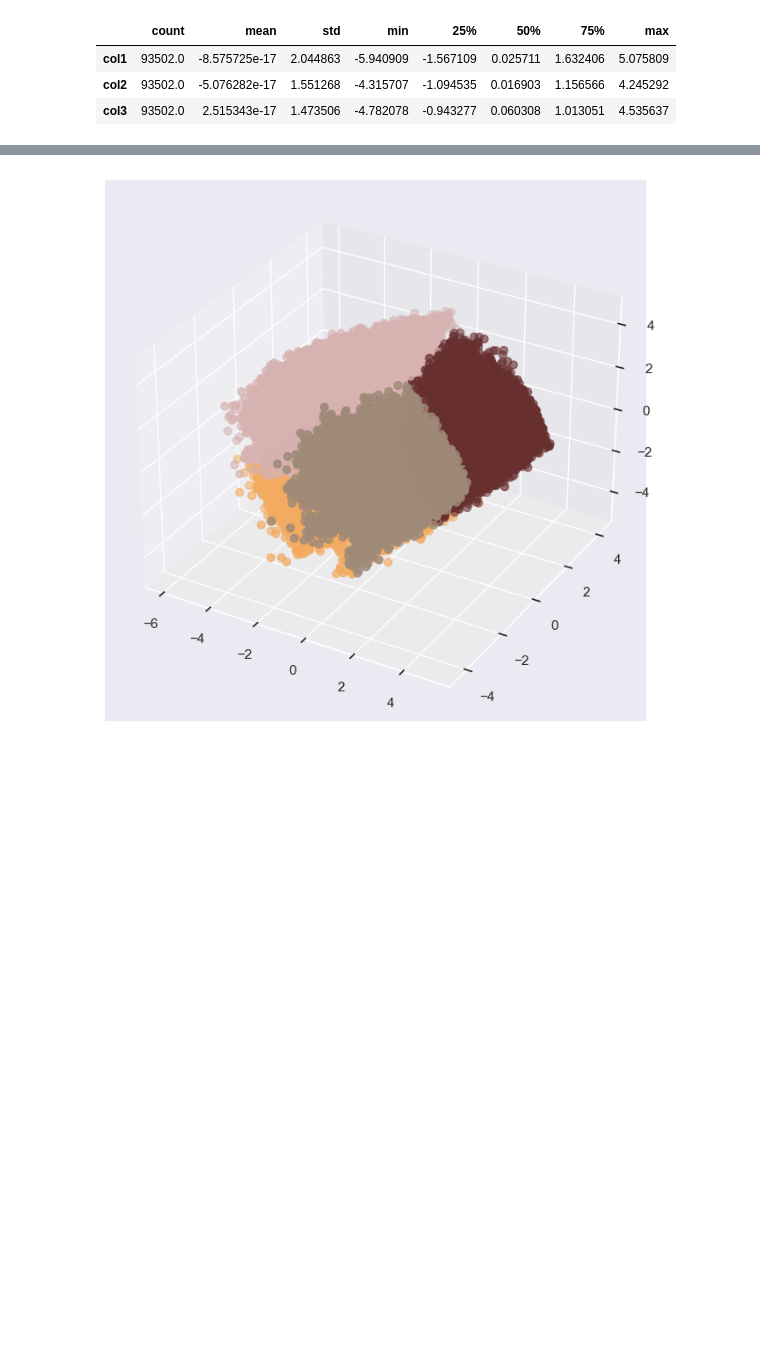
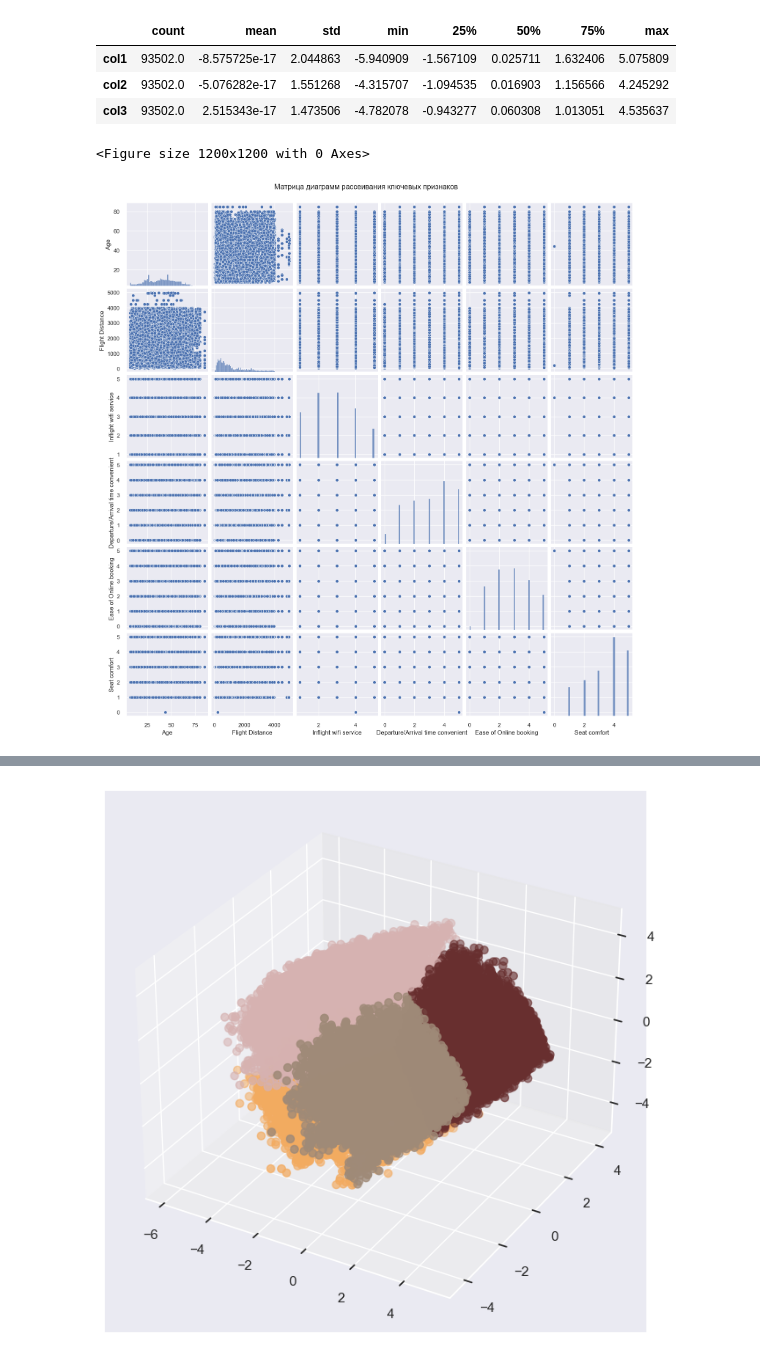
Before and after one commit to Awesome-autumn-weirdo/-------------, a Jupyter notebook: Untitled-1.ipynb, the cells around one changed output, grey strips where cells are left out. Saved outputs shown, nothing was run; the diff lists cells and outputs as text; code cells hidden in the pictures; blank space fills up the shorter version.

```diff
--- a/Untitled-1.ipynb
+++ b/Untitled-1.ipynb
@@ -155,6 +158,23 @@ data_pca.describe().T
 | col1 | 93502.0 | -8.575725e-17 | 2.044863 | -5.940909 | -1.567109 | 0.025711 | 1.632406 | 5.075809 |
 | col2 | 93502.0 | -5.076282e-17 | 1.551268 | -4.315707 | -1.094535 | 0.016903 | 1.156566 | 4.245292 |
 | col3 | 93502.0 | 2.515343e-17 | 1.473506 | -4.782078 | -0.943277 | 0.060308 | 1.013051 | 4.535637 |
+# %%
+key_features = [
+    'Age',
+    'Flight Distance',
+    'Inflight wifi service',
+    'Departure/Arrival time convenient',
+    'Ease of Online booking',
+    'Seat comfort'
+]
+
+plt.figure(figsize=(12, 12))
+sns.pairplot(data[key_features])
+plt.suptitle("Матрица диаграмм рассеивания ключевых признаков", y=1.02)
+plt.show()
+# %% [output]
+<Figure size 1200x1200 with 0 Axes>
+[figure, added]
 # %%
 elbow = KElbowVisualizer(KMeans(n_init=10), k=10)
 elbow.fit(data_pca)
```
Also changed, not shown: parts of 15 cells of this notebook.
